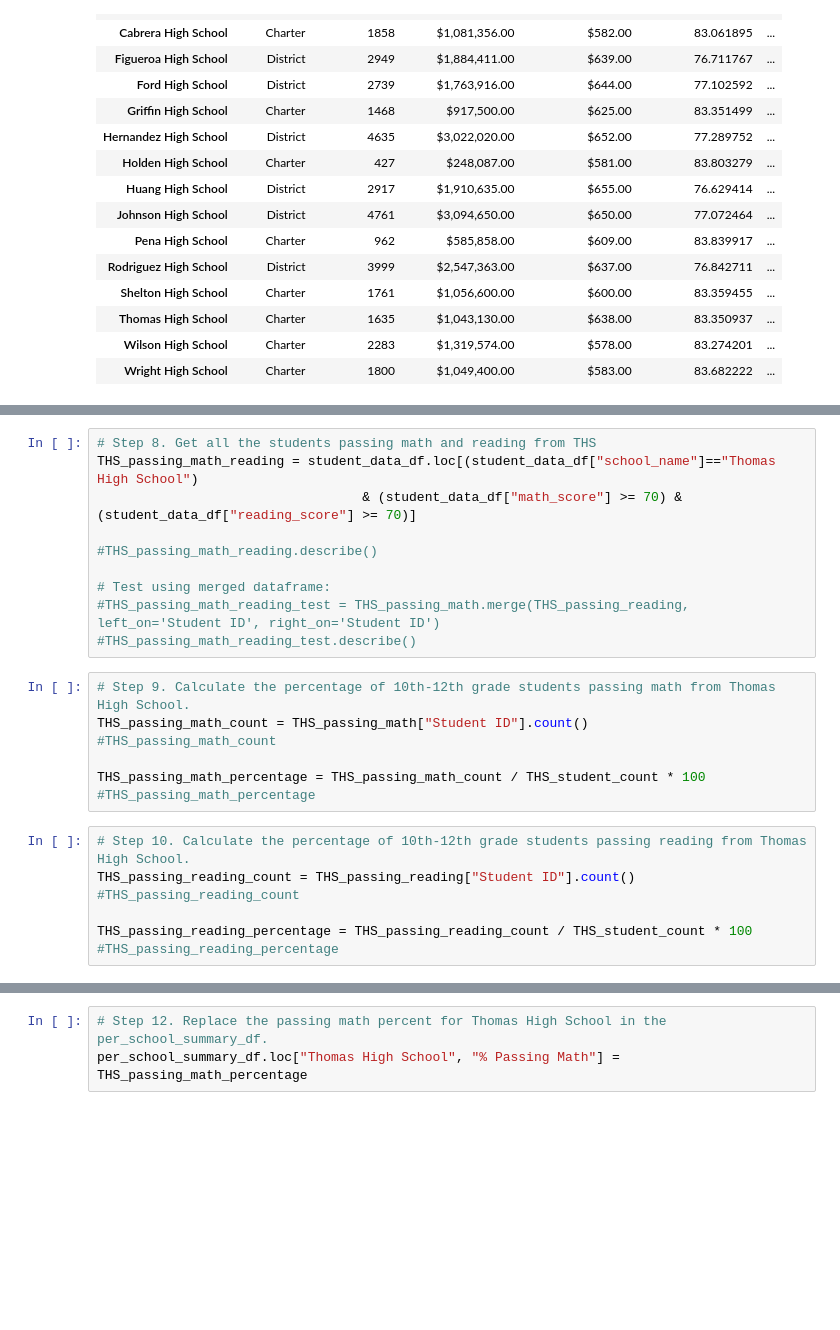
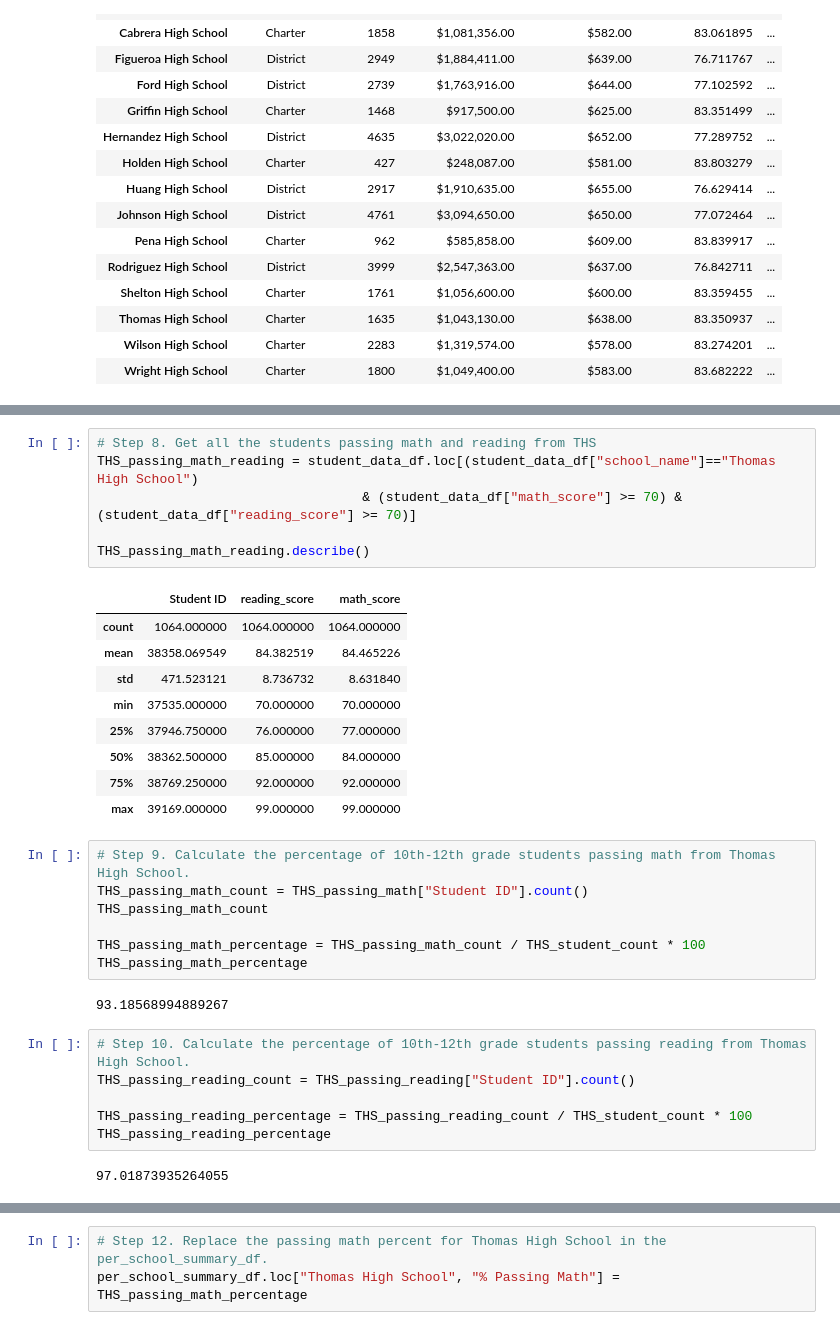
Before and after one commit to brendan-oi/School_District_Analysis, a Jupyter notebook: PyCitySchools_Challenge.ipynb, the cells around one changed output, grey strips where cells are left out. Drawn from its saved outputs; the diff is of its cells as text; blank space fills up the shorter version.

```diff
--- a/PyCitySchools_Challenge.ipynb
+++ b/PyCitySchools_Challenge.ipynb
@@ -258,27 +291,36 @@ THS_passing_reading = student_data_df.loc[(student_data_df["school_name"]=="Thom
 # %%
 # Step 8. Get all the students passing math and reading from THS
 THS_passing_math_reading = student_data_df.loc[(student_data_df["school_name"]=="Thomas High School")
                                   & (student_data_df["math_score"] >= 70) & (student_data_df["reading_score"] >= 70)]
 
-#THS_passing_math_reading.describe()
-
-# Test using merged dataframe:
-#THS_passing_math_reading_test = THS_passing_math.merge(THS_passing_reading, left_on='Student ID', right_on='Student ID')
-#THS_passing_math_reading_test.describe()
+THS_passing_math_reading.describe()
+# %% [output]
+|  | Student ID | reading_score | math_score |
+| count | 1064.000000 | 1064.000000 | 1064.000000 |
+| mean | 38358.069549 | 84.382519 | 84.465226 |
+| std | 471.523121 | 8.736732 | 8.631840 |
+| min | 37535.000000 | 70.000000 | 70.000000 |
+| 25% | 37946.750000 | 76.000000 | 77.000000 |
+| 50% | 38362.500000 | 85.000000 | 84.000000 |
+| 75% | 38769.250000 | 92.000000 | 92.000000 |
+| max | 39169.000000 | 99.000000 | 99.000000 |
 # %%
 # Step 9. Calculate the percentage of 10th-12th grade students passing math from Thomas High School.
 THS_passing_math_count = THS_passing_math["Student ID"].count()
-#THS_passing_math_count
+THS_passing_math_count
 
 THS_passing_math_percentage = THS_passing_math_count / THS_student_count * 100
-#THS_passing_math_percentage
+THS_passing_math_percentage
+# %% [output]
+93.18568994889267
 # %%
 # Step 10. Calculate the percentage of 10th-12th grade students passing reading from Thomas High School.
 THS_passing_reading_count = THS_passing_reading["Student ID"].count()
-#THS_passing_reading_count
 
 THS_passing_reading_percentage = THS_passing_reading_count / THS_student_count * 100
-#THS_passing_reading_percentage
+THS_passing_reading_percentage
+# %% [output]
+97.01873935264055
 # %%
 # Step 11. Calculate the overall passing percentage of 10th-12th grade from Thomas High School.
 THS_passing_math_reading_count = THS_passing_math_reading["Student ID"].count()
```
Also changed, not shown: parts of 14 cells of this notebook.
